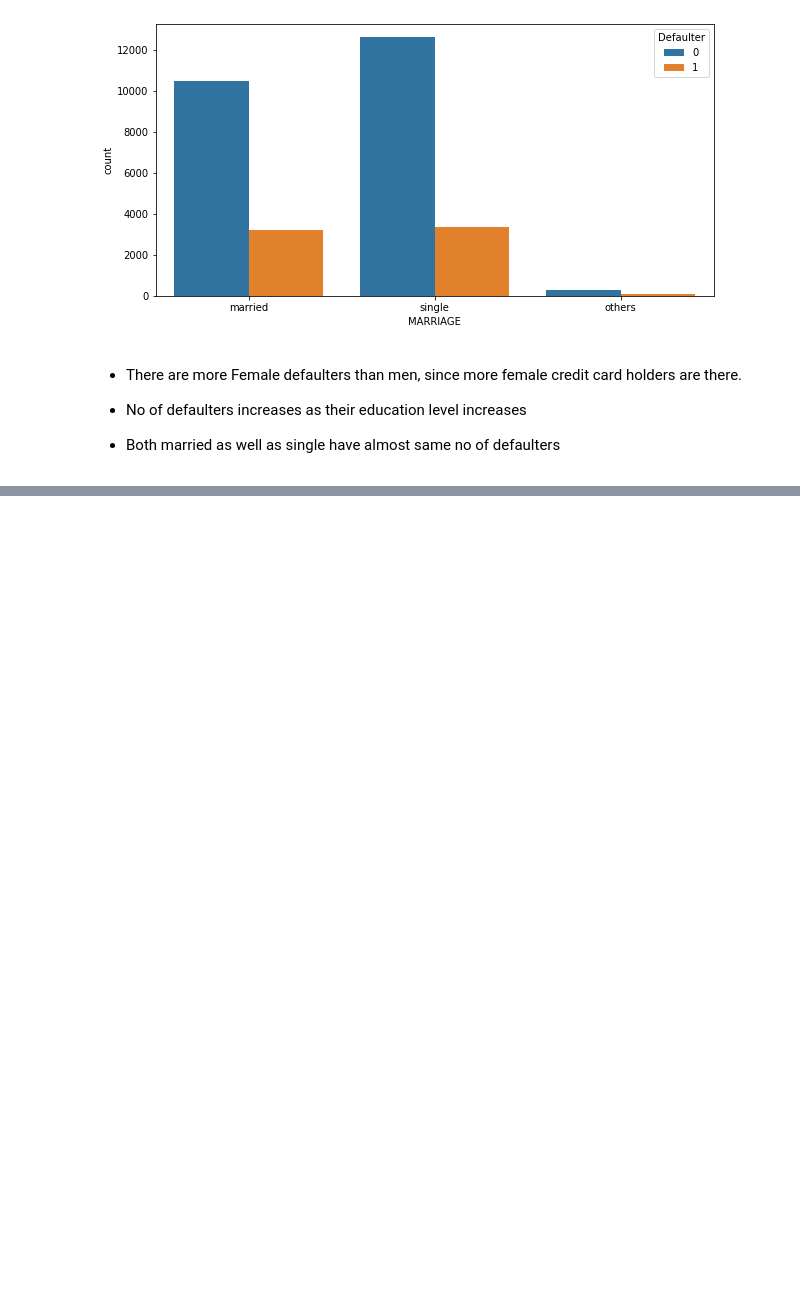
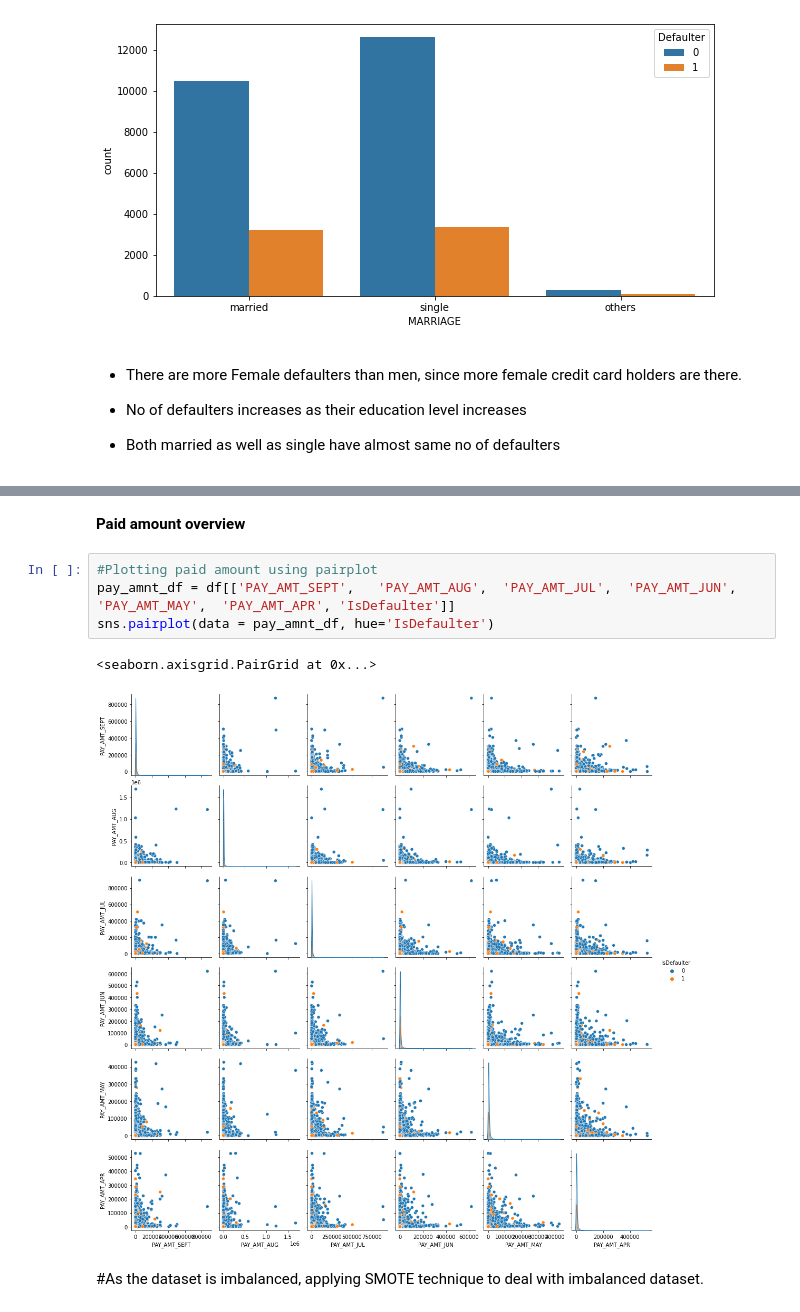
Before and after one commit to Aehteshaam-Shaikh/Credit-Card-Default-Prediction, a Jupyter notebook: Credit_Card_Default_Prediction_Capstone_Project.ipynb, the cells around one changed output, grey strips where cells are left out. Saved outputs shown, nothing was run; the diff lists cells and outputs as text; blank space fills up the shorter version.

```diff
--- a/Credit_Card_Default_Prediction_Capstone_Project.ipynb
+++ b/Credit_Card_Default_Prediction_Capstone_Project.ipynb
@@ -206,0 +270,11 @@ for col in ['SEX', 'EDUCATION', 'MARRIAGE']:
+# %% [markdown]
+**Paid amount overview**
+# %%
+#Plotting paid amount using pairplot
+pay_amnt_df = df[['PAY_AMT_SEPT',	'PAY_AMT_AUG',	'PAY_AMT_JUL',	'PAY_AMT_JUN',	'PAY_AMT_MAY',	'PAY_AMT_APR', 'IsDefaulter']]
+sns.pairplot(data = pay_amnt_df, hue='IsDefaulter')
+# %% [output]
+<seaborn.axisgrid.PairGrid at 0x...>
+[figure, added]
+# %% [markdown]
+#As the dataset is imbalanced, applying SMOTE technique to deal with imbalanced dataset.
```
Also changed, not shown: parts of 34 cells of this notebook.
